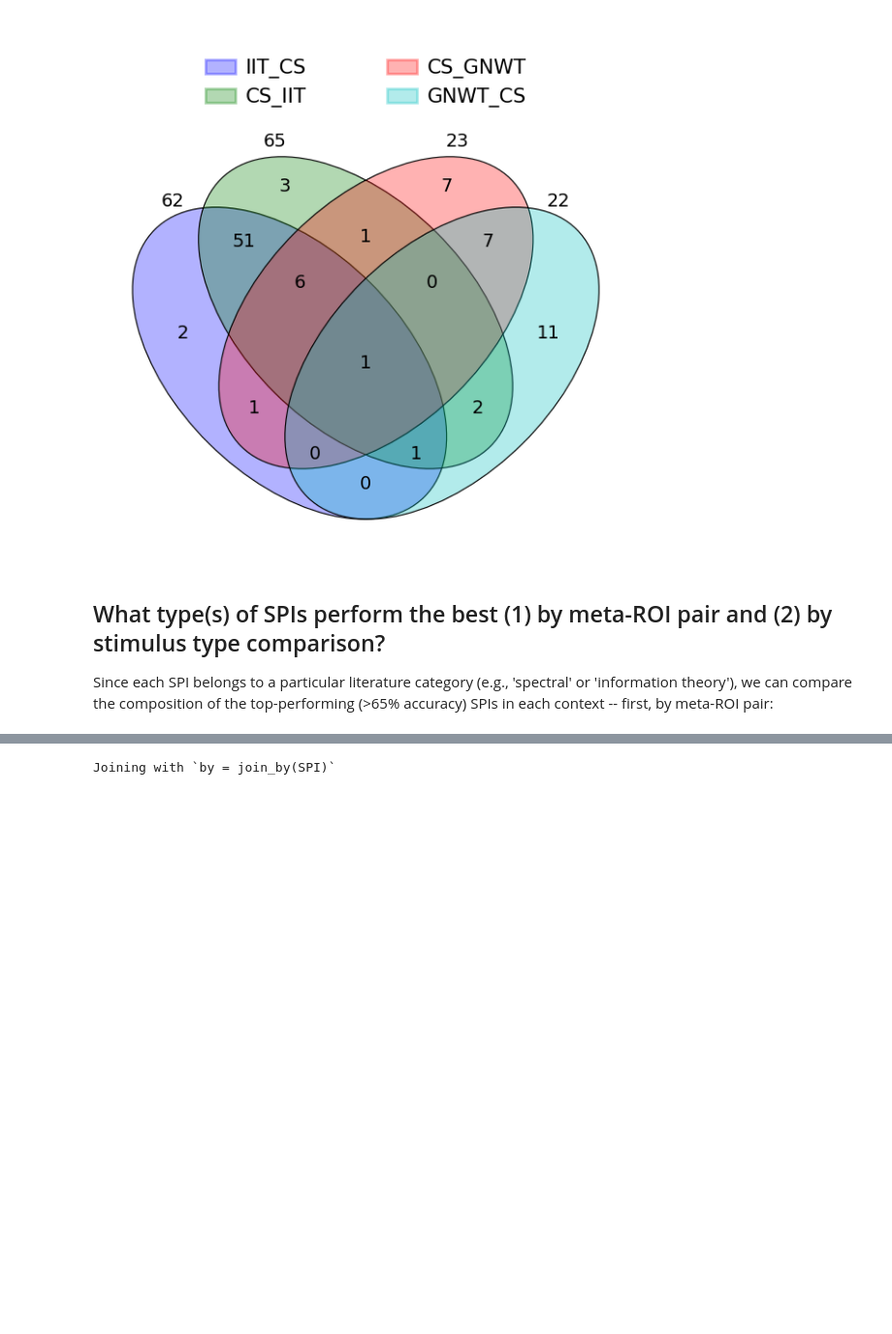
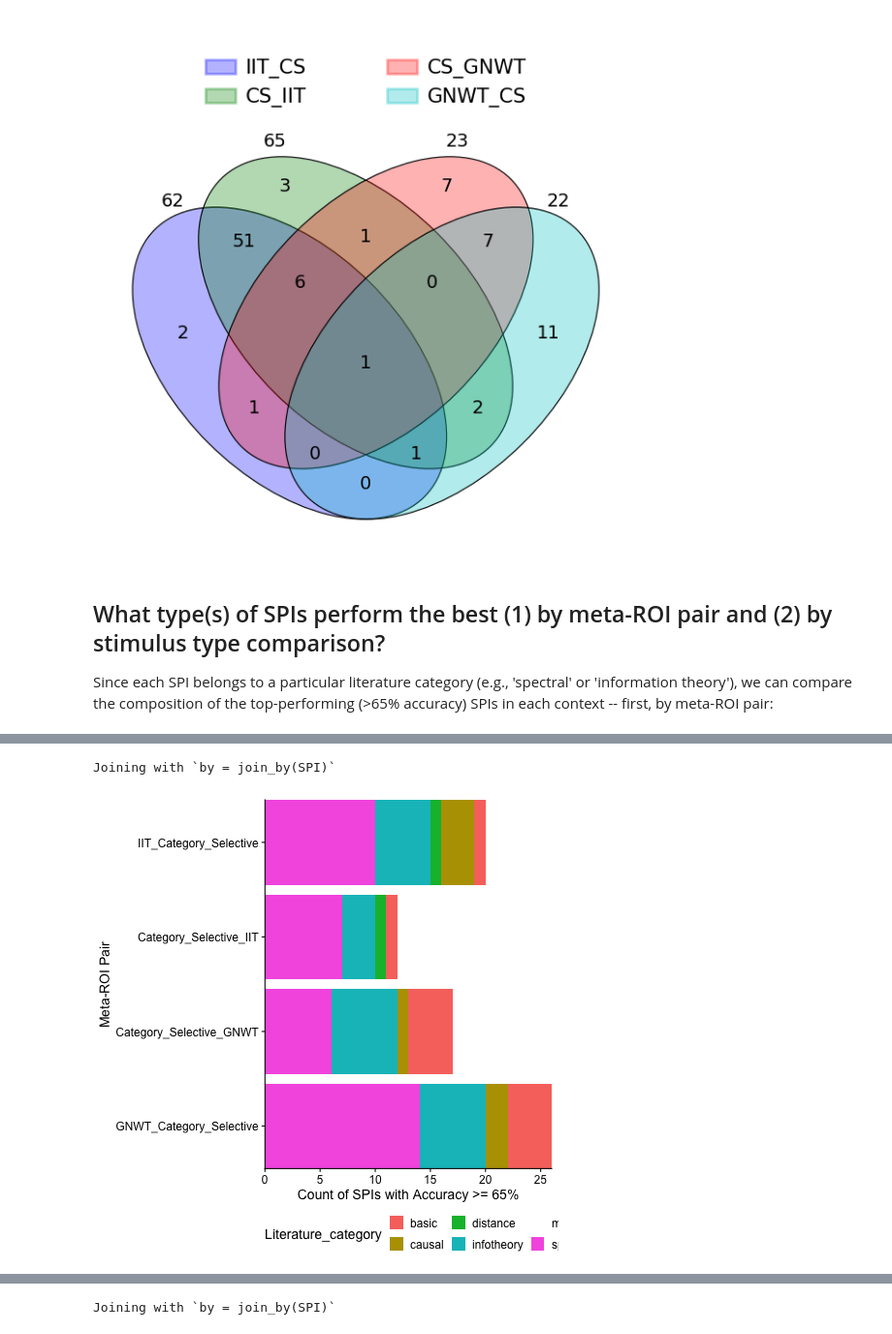
Before and after one commit to anniegbryant/Cogitate_Connectivity_2024, a Jupyter notebook: Step5_Visualize_All_Results.ipynb, the cells around one changed output, grey strips where cells are left out. Shown: that part at 97% size. Drawn from its saved outputs; the diff is of its cells as text; code cells hidden in the pictures; blank space fills up the shorter version.

```diff
--- a/Step5_Visualize_All_Results.ipynb
+++ b/Step5_Visualize_All_Results.ipynb
@@ -361,3 +533,27 @@ Since each SPI belongs to a particular literature category (e.g., 'spectral' or
+# %%
+%%R -i SPIs_greater_than_65_by_meta_ROI_pair_batch1,pyspi_SPI_info
+
+# A) By meta-ROI pair, stacked bar chart showing the relative composition of SPIs with accuracy > 65%
+SPIs_greater_than_65_by_meta_ROI_pair_batch1 %>%
+    left_join(., pyspi_SPI_info %>% mutate(Literature_category = as.factor(Literature_category))) %>%
+        mutate(meta_ROI_pair = factor(meta_ROI_pair, levels = rev(c("IIT_Category_Selective",
+                                                                "Category_Selective_IIT",
+                                                                "Category_Selective_GNWT",
+                                                                "GNWT_Category_Selective")))) %>%
+    ggplot(data=., mapping=aes(x=meta_ROI_pair, fill=Literature_category)) +
+    geom_bar() +
+    coord_flip() +
+    xlab("Meta-ROI Pair") +
+    scale_fill_discrete(drop=FALSE) +
+    scale_y_continuous(expand=c(0,0)) +
+    scale_x_discrete(expand=c(0,0)) +
+    ylab("Count of SPIs with Accuracy >= 65%") +
+    theme(legend.position = "bottom")
+
+# ggsave('plots/Meta_ROI_pair_top_SPI_categories_batch1.svg', width=6, height=3.5, units='in', dpi=300)
+# %% [output]
+Joining with `by = join_by(SPI)`
+[figure, added]
 # %%
 %%R -i SPIs_greater_than_65_by_meta_ROI_pair_batch1,pyspi_SPI_info
 
```
Also changed, not shown: parts of 11 cells of this notebook, 10 other files.
